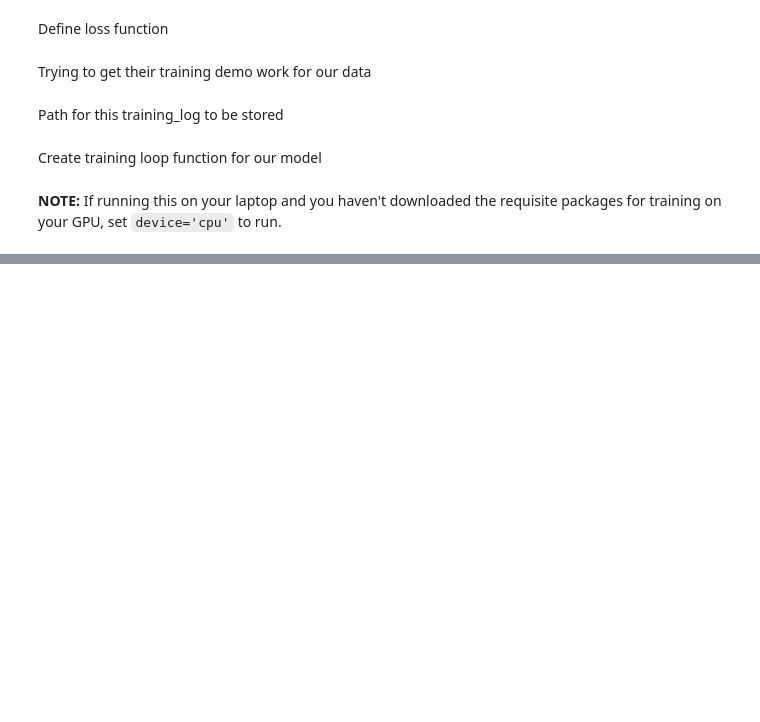
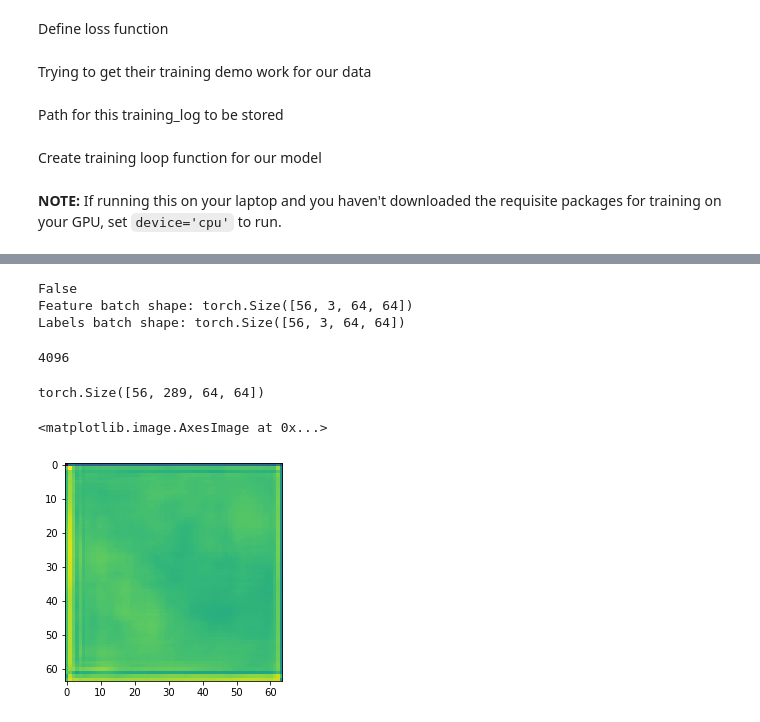
Before and after one commit to MatthewDowicz/DESI_DN, a Jupyter notebook: PFF_train.ipynb, the cells around one changed output, grey strips where cells are left out. Cells and saved outputs as stored; diff of their text form; code cells hidden in the pictures; blank space fills up the shorter version.

Commit message:
Got the model to train and run inference.

```diff
--- a/PFF_train.ipynb
+++ b/PFF_train.ipynb
@@ -153,6 +153,10 @@ class Img_Dataset(Dataset):
         image_patch = image_patch[np.newaxis, :, :]
         label_patch = label_patch[np.newaxis, :, :]
 
+        image_patch = np.concatenate((image_patch,)*3, axis=0)
+        label_patch = np.concatenate((label_patch,)*3, axis=0)
+
+
         # Turning our image/label to a PyTorch Tensor with dtype = float
         # and then putting it onto the GPU for faster training/inference
         image = torch.from_numpy(image_patch).float().cuda(device)
@@ -161,0 +176,7 @@ class Img_Dataset(Dataset):
+# %%
+train_dataloader = DataLoader(train_ds, batch_size=56, shuffle=True)
+test_dataloader = DataLoader(test_ds, batch_size=56, shuffle=True)
+
+train_features, train_labels = next(iter(train_dataloader))
+print(f"Feature batch shape: {train_features.size()}")
+print(f"Labels batch shape: {train_labels.size()}")
@@ -712,0 +744,48 @@ RuntimeError: Given groups=1, weight of size [64, 3, 7, 7], expected input[56, 1
+# %%
+loss_ImageReconst = LossOrderedPairReconstruction(device=device, filterSize=kernel_size)
+
+
+curmodel = SiamesePixelEmbed(emb_dimension=embedding_dim,
+                                    filterSize=kernel_size,
+                                    device=device, pretrained=False)
+
+PATH = pathlib.Path(os.getenv('PSCRATCH'))
+DATA = PATH / 'DESI_dn' /'Model_params'
+assert DATA.exists()
+name = 'epoch-5.paramOnly'
+
+curmodel.to(device)
+curmodel.load_state_dict(torch.load(str(DATA / name)))
+
+
+
+# print(curmodel.state_dict)
+curmodel.eval() # Set model to eval mode. batchnorm2d has different modes
+                # for training and evaluation
+#curmodel.train()
+#curmodel.training = False
+print(curmodel.training)
+
+test_images, test_labels = next(iter(test_dataloader))
+print(f"Feature batch shape: {train_features.size()}")
+print(f"Labels batch shape: {train_labels.size()}")
+
+filters = curmodel(test_images, test_labels)
+# %% [output]
+False
+Feature batch shape: torch.Size([56, 3, 64, 64])
+Labels batch shape: torch.Size([56, 3, 64, 64])
+# %%
+64*64
+# %% [output]
+4096
+# %%
+filters.shape # what the actual fuck is this shape?
+# where are these seemingly 289 different filters coming from
+# %% [output]
+torch.Size([56, 289, 64, 64])
+# %%
+plt.imshow(filters[0][200].detach().cpu().numpy())
+# %% [output]
+<matplotlib.image.AxesImage at 0x...>
+[figure, added]
```
Also changed, not shown: parts of 14 cells of this notebook.
